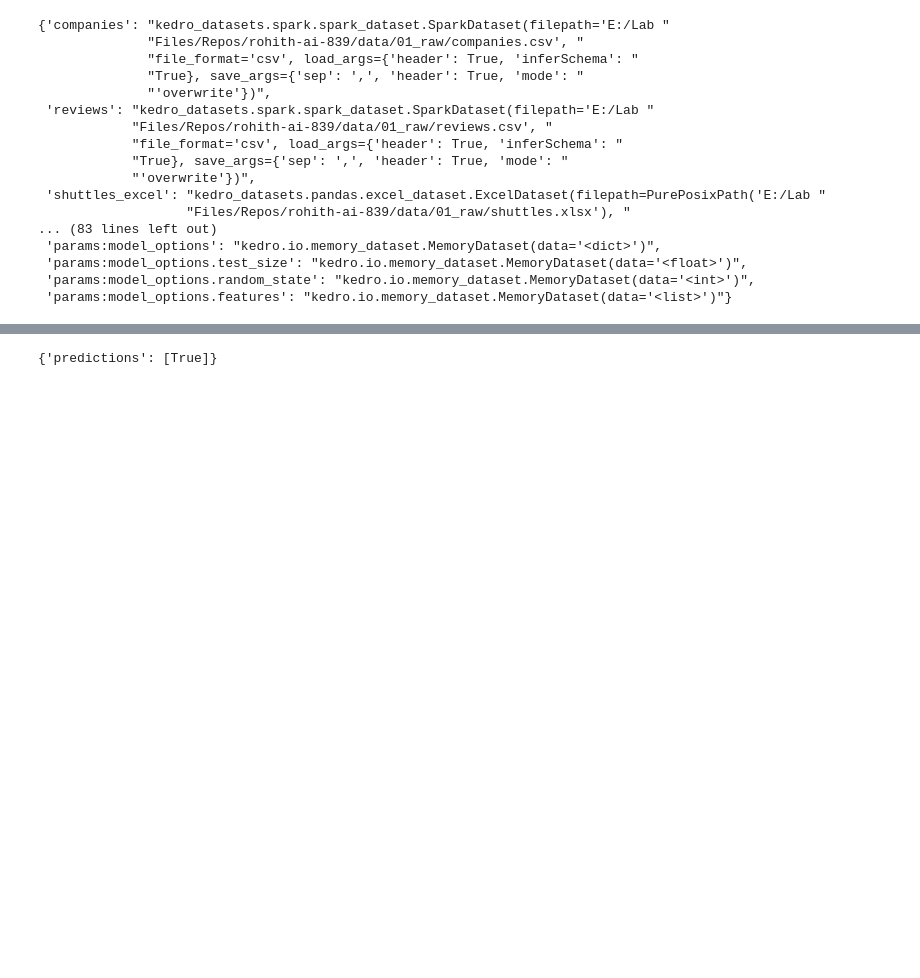
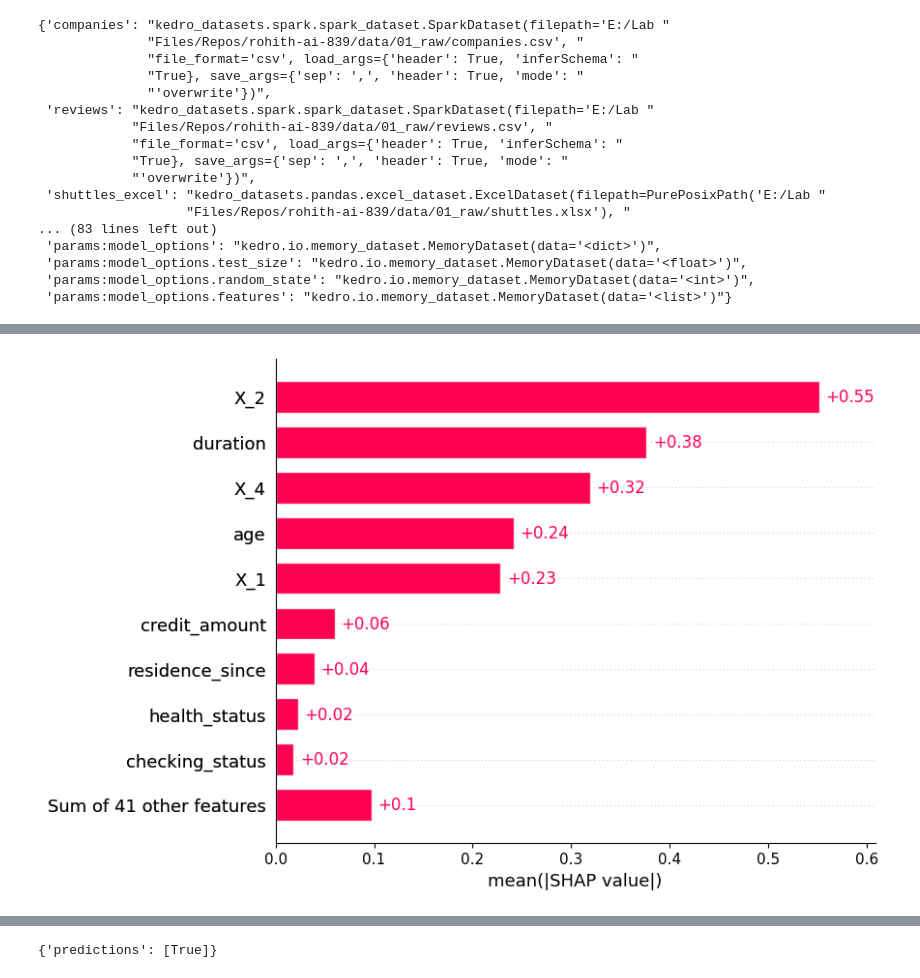
Before and after one commit to rohithvaidya/Rohith-AI-839, a Jupyter notebook: API_Requests.ipynb, the cells around one changed output, grey strips where cells are left out. Saved outputs shown, nothing was run; the diff lists cells and outputs as text; code cells hidden in the pictures; blank space fills up the shorter version.

```diff
--- a/API_Requests.ipynb
+++ b/API_Requests.ipynb
@@ -56,0 +94,3 @@ X_train, X_test, y_train, y_test = train_test_split(
+# %%
+shap.plots.bar(shap_values)
+# %% [output]
@@ -57,3 +98,4 @@ X_train, X_test, y_train, y_test = train_test_split(
+[figure, added]
 # %%
 p["model_options"]["features"]
 # %% [output]
```
Also changed, not shown: parts of 9 cells of this notebook, 42 other files.
